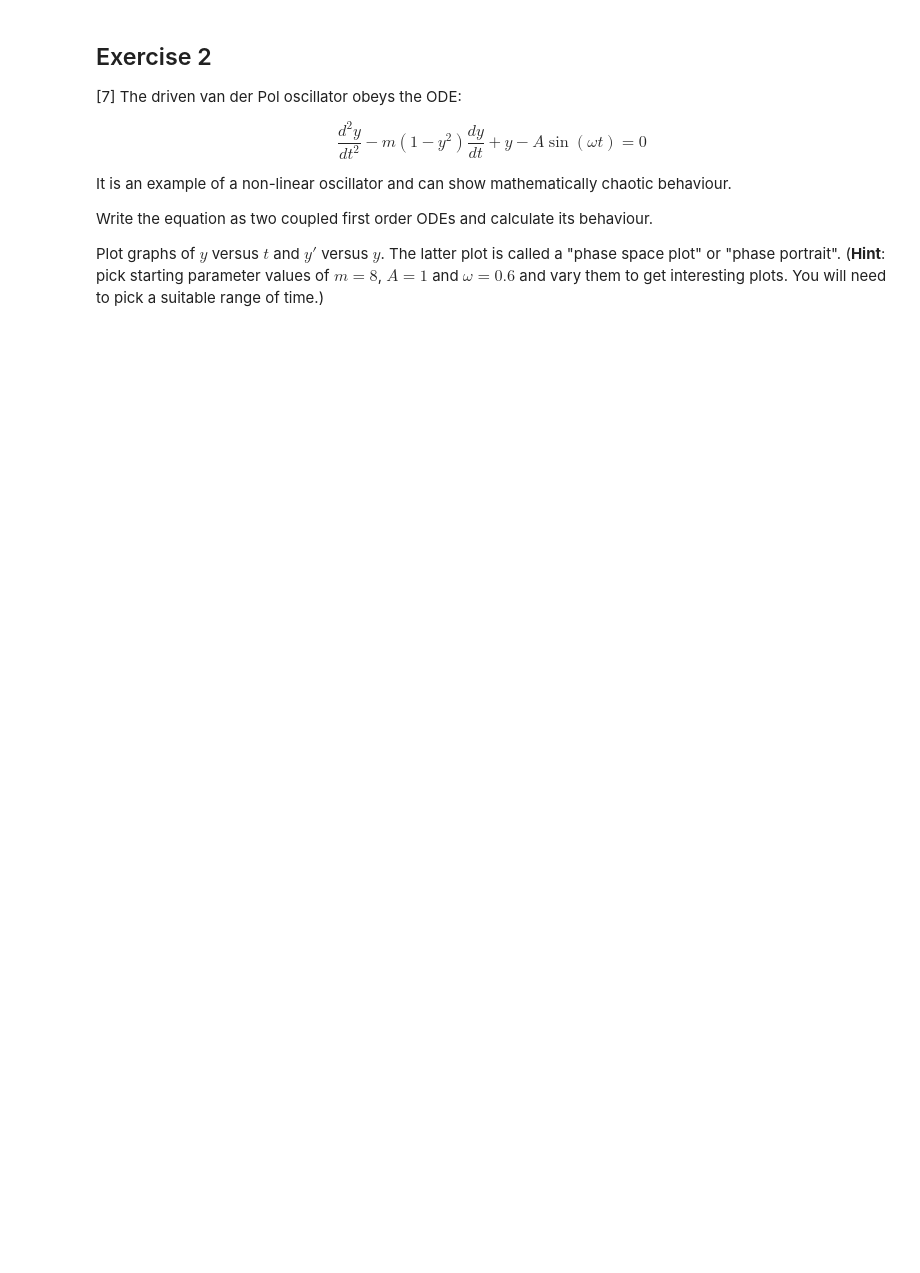
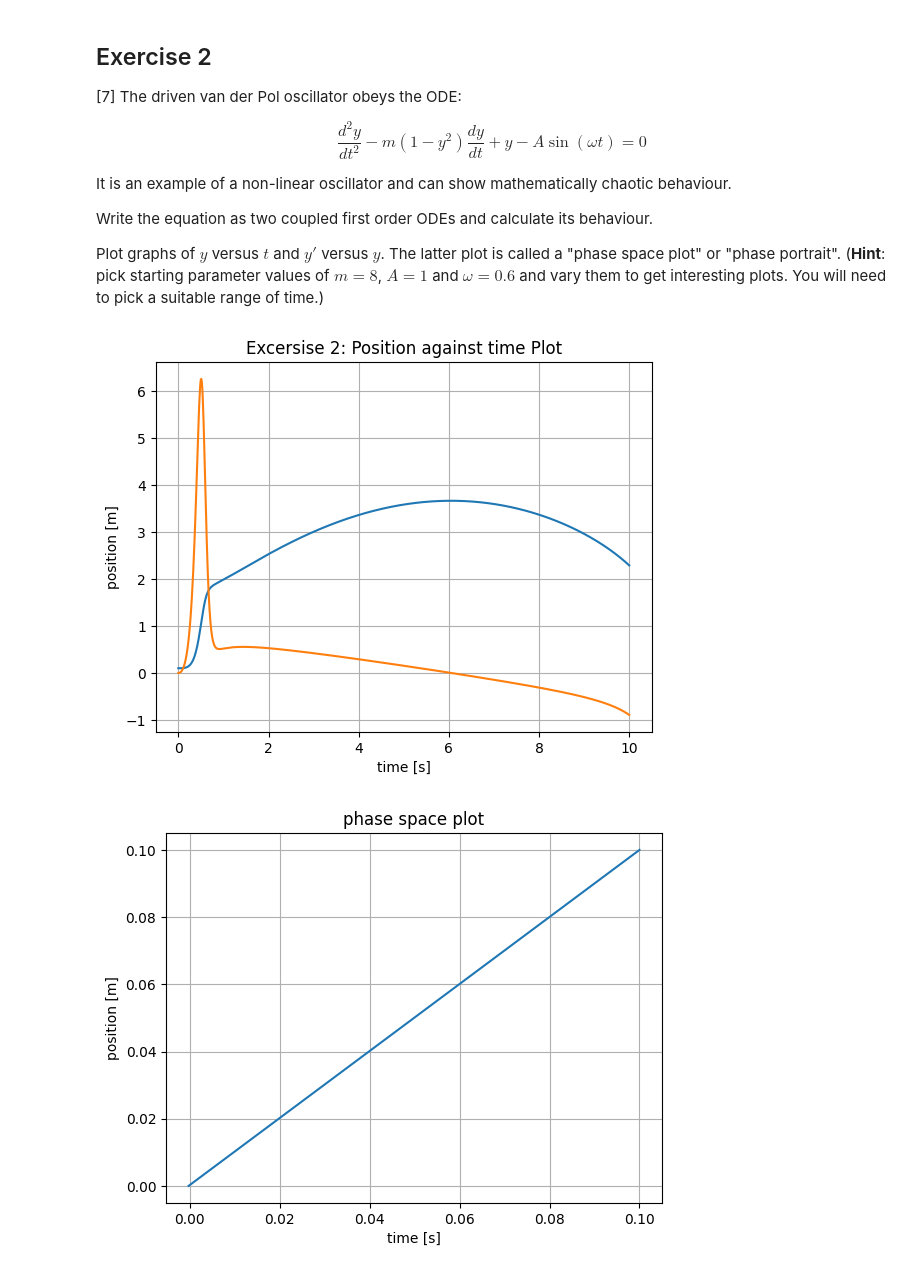
Before and after one commit to PX2145-2025/week-8-b-Medhekar-Anushka, a Jupyter notebook: ODEs.ipynb, the cells around one changed output. Saved outputs shown, nothing was run; the diff lists cells and outputs as text; code cells hidden in the pictures; blank space fills up the shorter version.

```diff
--- a/ODEs.ipynb
+++ b/ODEs.ipynb
@@ -319,3 +368,34 @@ Write the equation as two coupled first order ODEs and calculate its behaviour.
 
 Plot graphs of $y$ versus $t$ and $y'$ versus $y$. The latter plot is called a "phase space plot" or "phase portrait".
 (**Hint**: pick starting parameter values of $m = 8$, $A = 1$ and $\omega = 0.6$ and vary them to get interesting plots. You will need to pick a suitable range of time.)
+# %%
+def f(y, t, m, A, w):
+  return [ y[1], #the first equ, dy[0]/dt
+          m*y[1]*(1-(y[0])**2)-y[0] + A*np.sin(w*t)] # the second equ, dy[1]/dt
+
+npts = 1000
+tmax = 10
+t = np.linspace(0.0, tmax, npts)
+A = 1
+m = 8.0
+w = 0.6
+yinit = [0.1, 0] # initial value, y
+  # initial value, y'
+y = odeint(f, yinit, t, (m, k, b)) #integrating
+
+plt.plot(t, y)
+plt.xlabel("time [s]")
+plt.ylabel("position [m]")
+plt.title("Excersise 2: Position against time Plot")
+plt.grid(True)
+plt.show()
+
+plt.plot(y[1], y[0])
+plt.xlabel("time [s]")
+plt.ylabel("position [m]")
+plt.title("phase space plot")
+plt.grid(True)
+plt.show()
+# %% [output]
+[figure, added]
+[figure, added]
```
Also changed, not shown: parts of 7 cells of this notebook.
